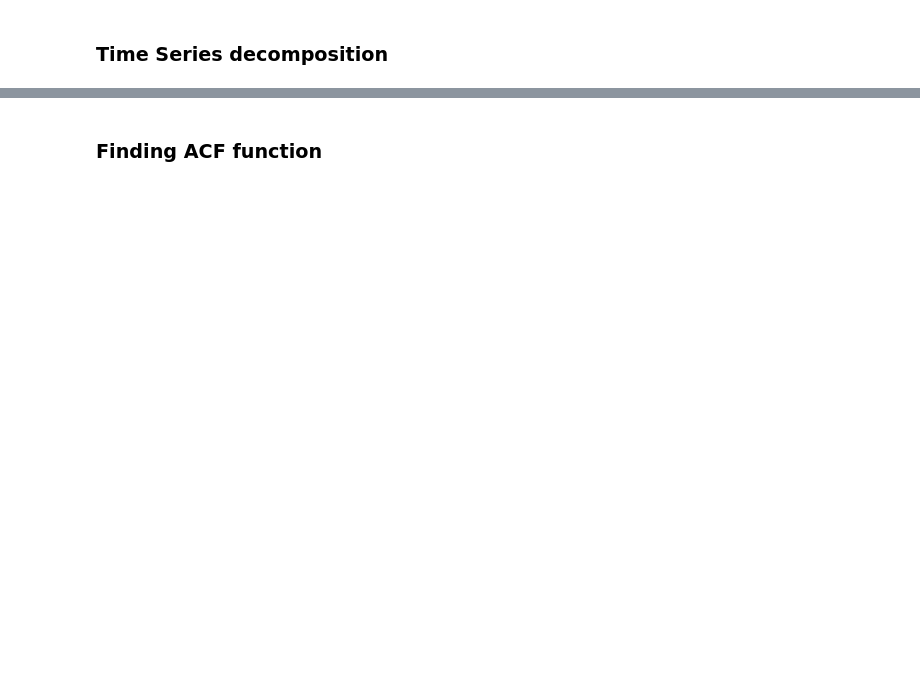
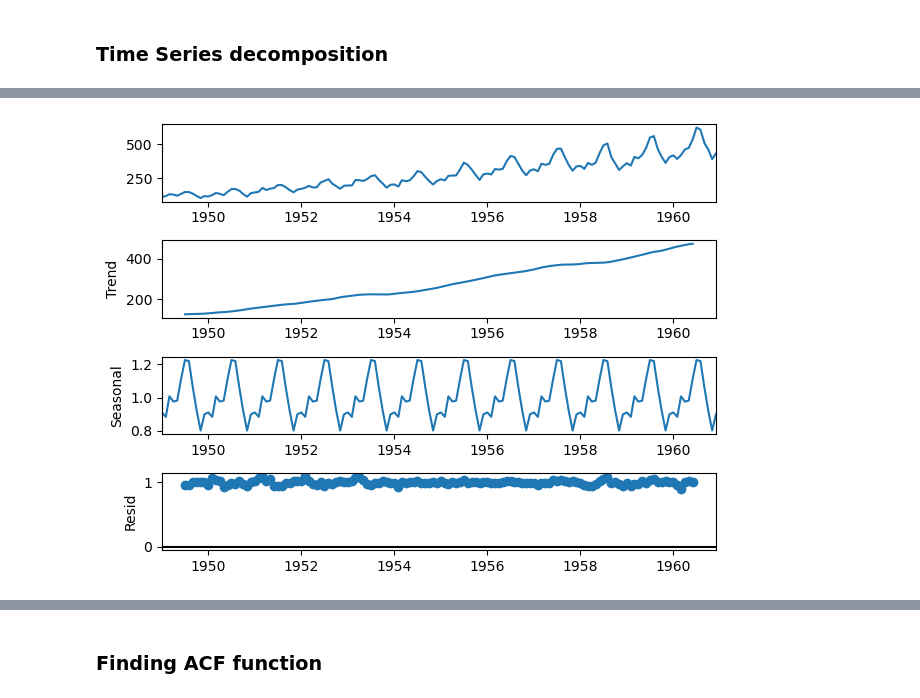
Before and after one commit to cnll0075/machine_learning_course, a Jupyter notebook: 04_basic_time_series.ipynb, the cells around one changed output, grey strips where cells are left out. Drawn from its saved outputs; the diff is of its cells as text; code cells hidden in the pictures; blank space fills up the shorter version.

```diff
--- a/04_basic_time_series.ipynb
+++ b/04_basic_time_series.ipynb
@@ -9,0 +27,5 @@ from statsmodels.tsa.seasonal import seasonal_decompose
+# %%
+result.plot()
+plt.show()
+# %% [output]
+[figure, added]
```
Also changed, not shown: parts of 14 cells of this notebook, 2 other files.
